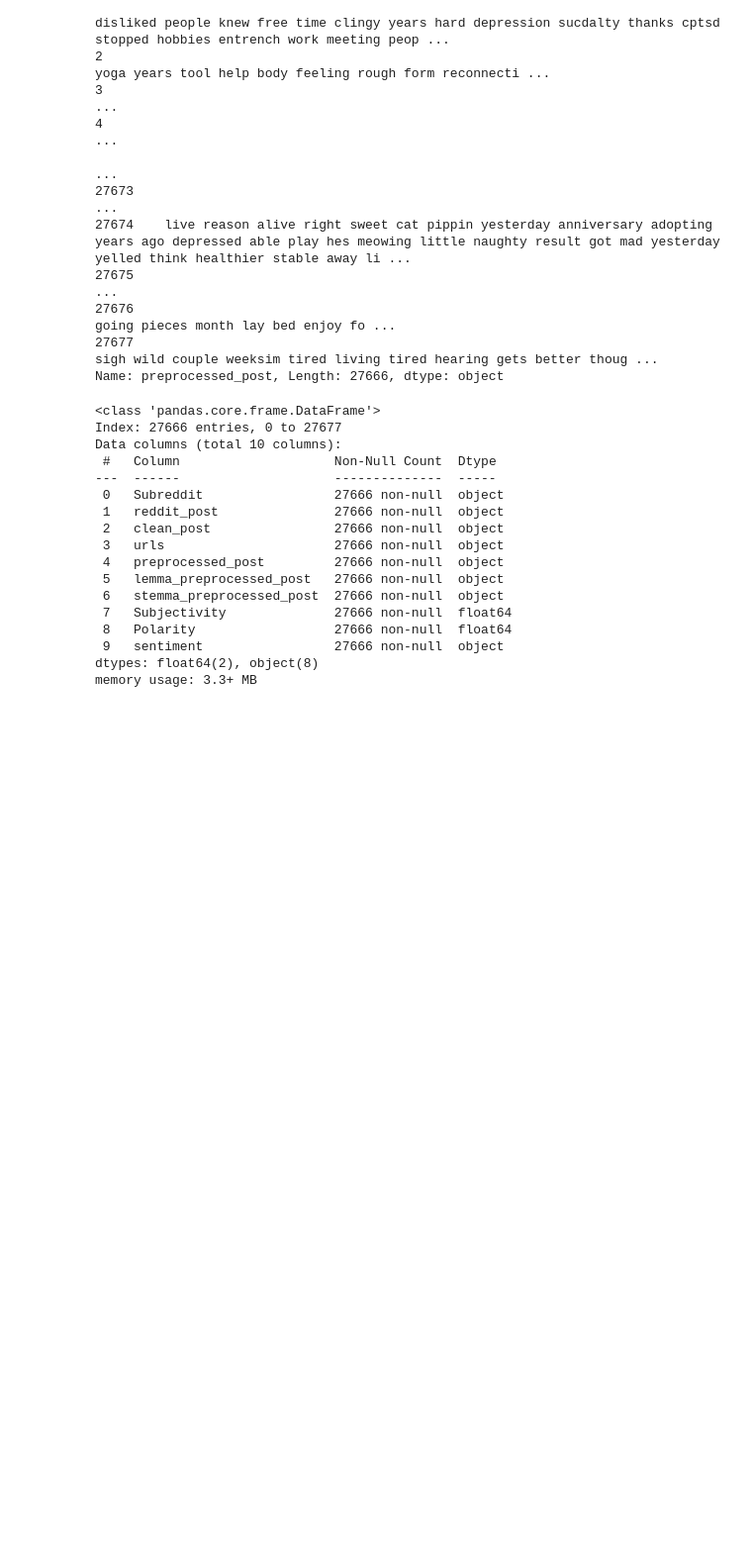
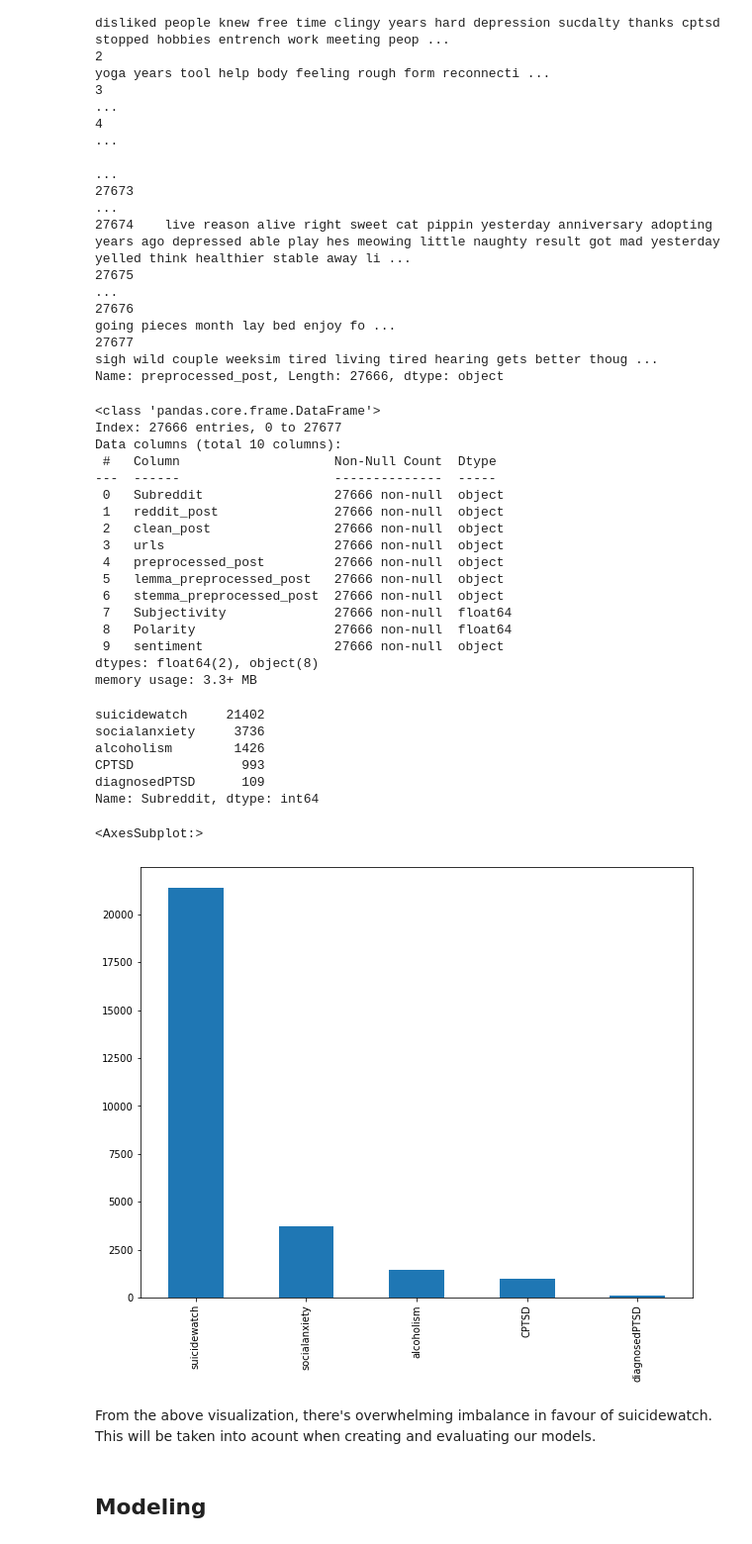
Before and after one commit to alexmuturi/Mental-Health-Chatbot, a Jupyter notebook: notebooks/1. data_pre_processing.ipynb, the cells around one changed output. Shown: that part at 99% size. Cells and saved outputs as stored; diff of their text form; code cells hidden in the pictures; blank space fills up the shorter version.

```diff
--- a/notebooks/1. data_pre_processing.ipynb
+++ b/notebooks/1. data_pre_processing.ipynb
@@ -792,3 +792,21 @@ memory usage: 3.3+ MB
 # %%
 # Save the data frame to CSV using the name 'interim_data.csv' for the data folder
 df.to_csv('../data/interim_data.csv', index=False)
+# %%
+df.Subreddit.value_counts()
+# %% [output]
+suicidewatch     21402
+socialanxiety     3736
+alcoholism        1426
+CPTSD              993
+diagnosedPTSD      109
+Name: Subreddit, dtype: int64
+# %%
+df['Subreddit'].value_counts().plot(kind='bar', figsize=(10,8))
+# %% [output]
+<AxesSubplot:>
+[figure, added]
+# %% [markdown]
+From the above visualization, there's overwhelming imbalance in favour of suicidewatch. This will be taken into acount when creating and evaluating our models.
+# %% [markdown]
+## Modeling
```
Also changed, not shown: parts of 16 cells of this notebook.
